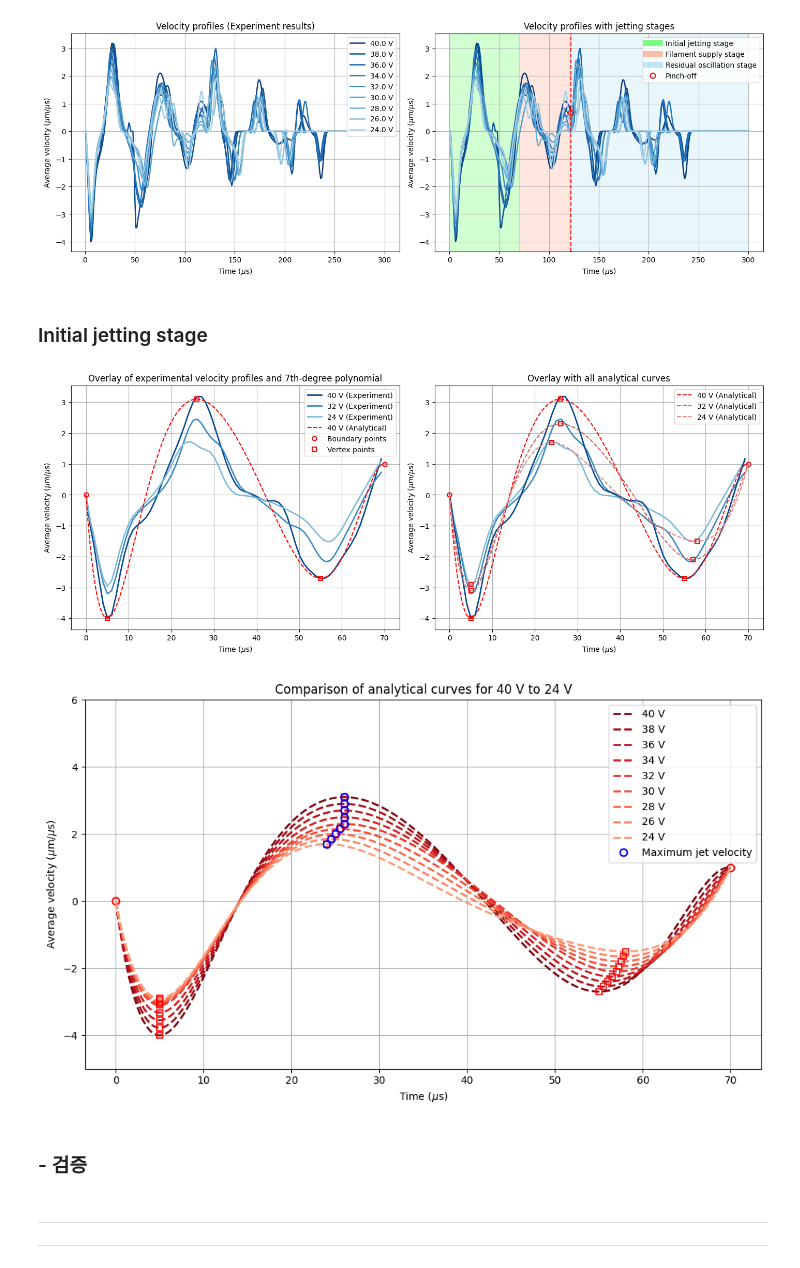
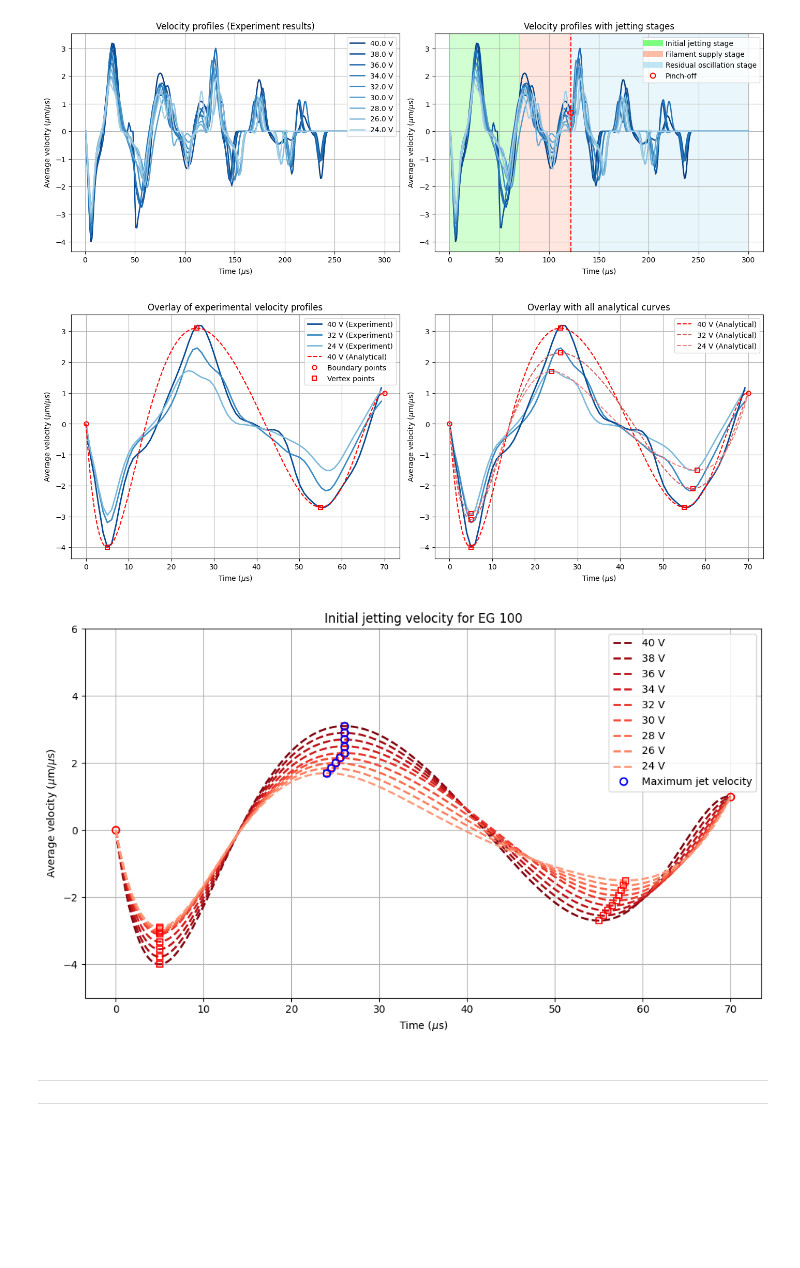
Before and after one commit to SeYoonLim/2025-ExternalFlowDynamics-FiniteVolumeMethodModeling, a Jupyter notebook: Results.ipynb, the cells around one changed output. Cells and saved outputs as stored; diff of their text form; code cells hidden in the pictures; blank space fills up the shorter version.

```diff
--- a/Results.ipynb
+++ b/Results.ipynb
@@ -846,8 +855,6 @@ ax2.legend(handles=region_handles, loc='upper right')
 plt.show()
 # %% [output]
 [figure]
-# %% [markdown]
-### Initial jetting stage
 # %%
 import os
 import numpy as np
@@ -965,7 +972,7 @@ ax1.plot([t0, t1], [y0, y1], marker='o', linestyle='None', markerfacecolor='none
 ax1.plot([case40["ta"], case40["tb"], case40["tc"]], [case40["ya"], case40["yb"], case40["yc"]], marker='s', linestyle='None', markerfacecolor='none', markeredgecolor='r', markeredgewidth=1.5, markersize=6, label="Vertex points")
 ax1.set_xlabel(r"Time ($\mu$s)")
 ax1.set_ylabel(r"Average velocity ($\mu$m/$\mu$s)")
-ax1.set_title("Overlay of experimental velocity profiles and 7th-degree polynomial")
+ax1.set_title("Overlay of experimental velocity profiles")
 ax1.grid(True)
 ax1.legend(loc='upper right')
 
@@ -976,34 +983,34 @@ ax2.plot(time_sel, v24_sel, linewidth=2, color=color_24)
 ax2.plot(time_sel, v32_sel, linewidth=2, color=color_32)
 ax2.plot(time_sel, v40_sel, linewidth=2, color=color_40)
 
 ax2.plot([t0, t1], [y0, y1], marker='o', linestyle='None', markerfacecolor='none', markeredgecolor='r', markeredgewidth=1.5, markersize=6)
 
 for i, case in enumerate(vertex_cases):
     poly, _ = build_polynomial(case)
     y_poly = poly(t_poly)
 
     ax2.plot(t_poly, y_poly, '--', color=analytical_colors[i], linewidth=1.5, label=case["name"])
     ax2.plot(
         [case["ta"], case["tb"], case["tc"]],
         [case["ya"], case["yb"], case["yc"]],
         marker='s',
         linestyle='None',
         markerfacecolor='none',
         markeredgecolor='r',
         markeredgewidth=1.5,
         markersize=6,
         label='_nolegend_'
     )
 
 ax2.set_xlabel(r"Time ($\mu$s)")
 ax2.set_ylabel(r"Average velocity ($\mu$m/$\mu$s)")
 ax2.set_title("Overlay with all analytical curves")
 ax2.grid(True)
 ax2.legend(loc='upper right')
 
 plt.show()
 # %% [output]
-[figure, old version]
+[figure, new version]
 # %%
 import numpy as np
 import matplotlib.pyplot as plt
@@ -1088,7 +1095,7 @@ for i, case in enumerate(vertex_cases):
 
 plt.xlabel(r"Time ($\mu$s)")
 plt.ylabel(r"Average velocity ($\mu$m/$\mu$s)")
-plt.title("Comparison of analytical curves for 40 V to 24 V")
+plt.title("Initial jetting velocity for EG 100")
 plt.grid(True)
 plt.ylim(-5, 6)
 
@@ -1100,9 +1107,7 @@ plt.legend(handles, labels, loc='upper right')
 plt.tight_layout()
 plt.show()
 # %% [output]
-[figure, old version]
+[figure, new version]
-# %% [markdown]
-### - 검증
 # %% [markdown]
 ---
 ---
```
Also changed, not shown: parts of 15 cells of this notebook, 4 other files.
